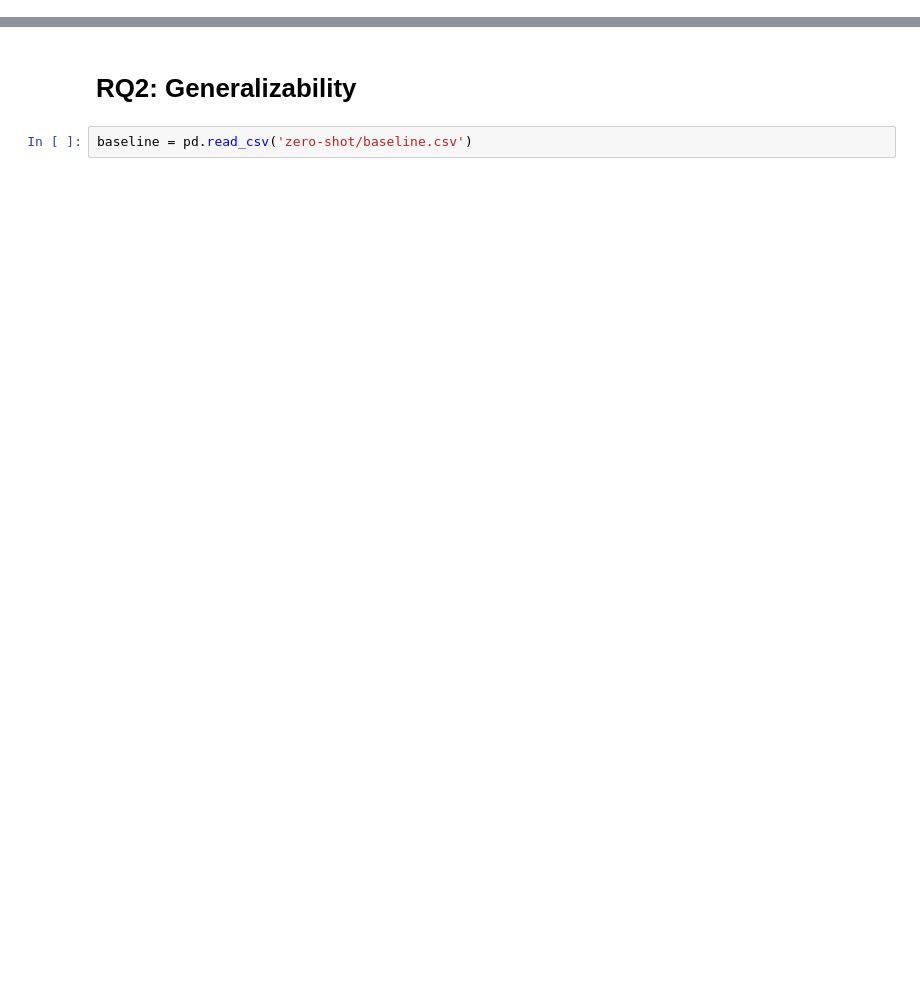
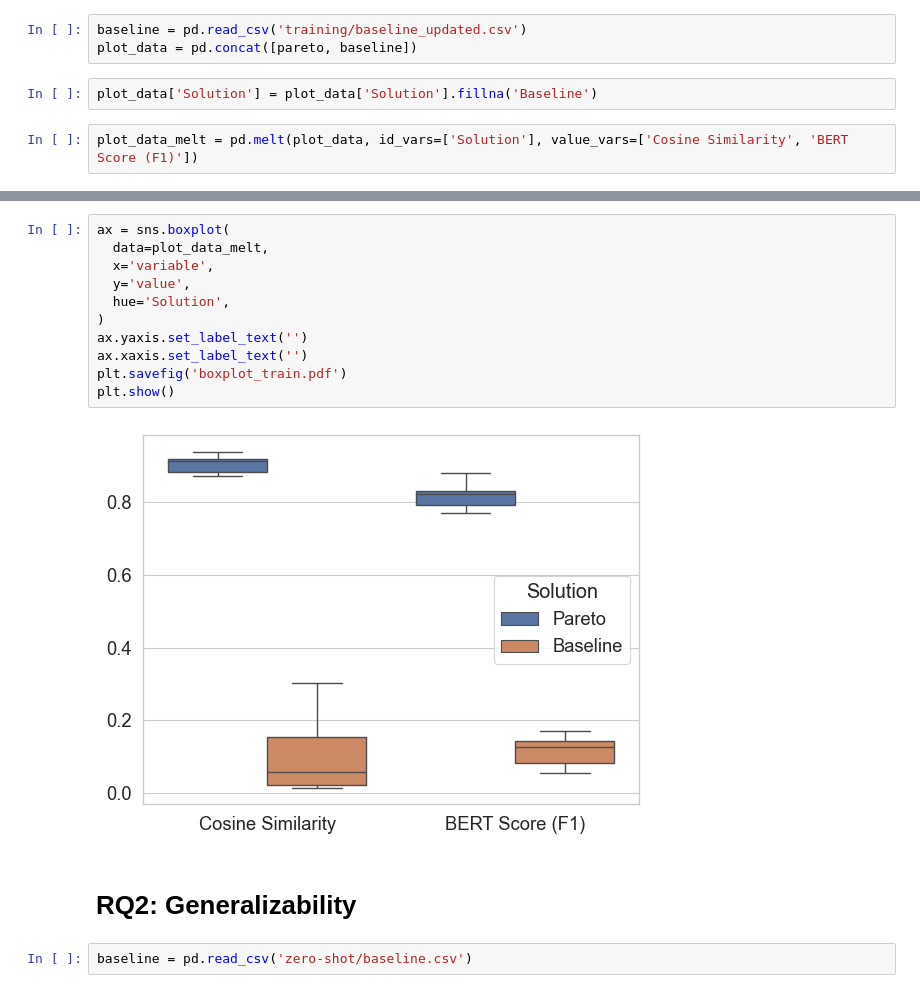
Before and after one commit to VPLEV23/ER_LLM, a Jupyter notebook: results/LLAMA3/analysis/analysis.ipynb, the cells around one changed output, grey strips where cells are left out. Drawn from its saved outputs; the diff is of its cells as text; blank space fills up the shorter version.

```diff
--- a/results/LLAMA3/analysis/analysis.ipynb
+++ b/results/LLAMA3/analysis/analysis.ipynb
@@ -11,0 +76,7 @@ def create_id(results):
+# %%
+baseline = pd.read_csv('training/baseline_updated.csv')
+plot_data = pd.concat([pareto, baseline])
+# %%
+plot_data['Solution'] = plot_data['Solution'].fillna('Baseline')
+# %%
+plot_data_melt = pd.melt(plot_data, id_vars=['Solution'], value_vars=['Cosine Similarity', 'BERT Score (F1)'])
@@ -12,3 +102,16 @@ def create_id(results):
+# %%
+ax = sns.boxplot(
+  data=plot_data_melt,
+  x='variable',
+  y='value',
+  hue='Solution',
+)
+ax.yaxis.set_label_text('')
+ax.xaxis.set_label_text('')
+plt.savefig('boxplot_train.pdf')
+plt.show()
+# %% [output]
+[figure, added]
 # %% [markdown]
 # RQ2: Generalizability
 # %%
```
Also changed, not shown: parts of 50 cells of this notebook, 16 other files.
